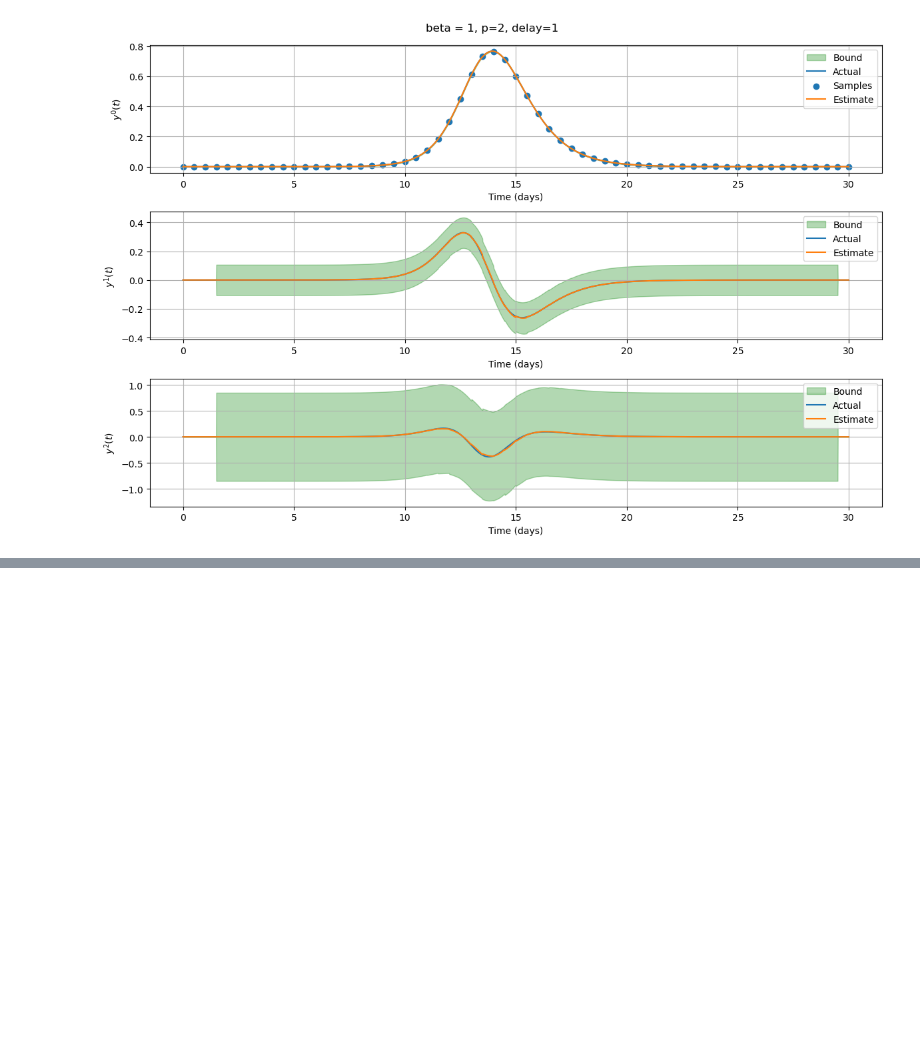
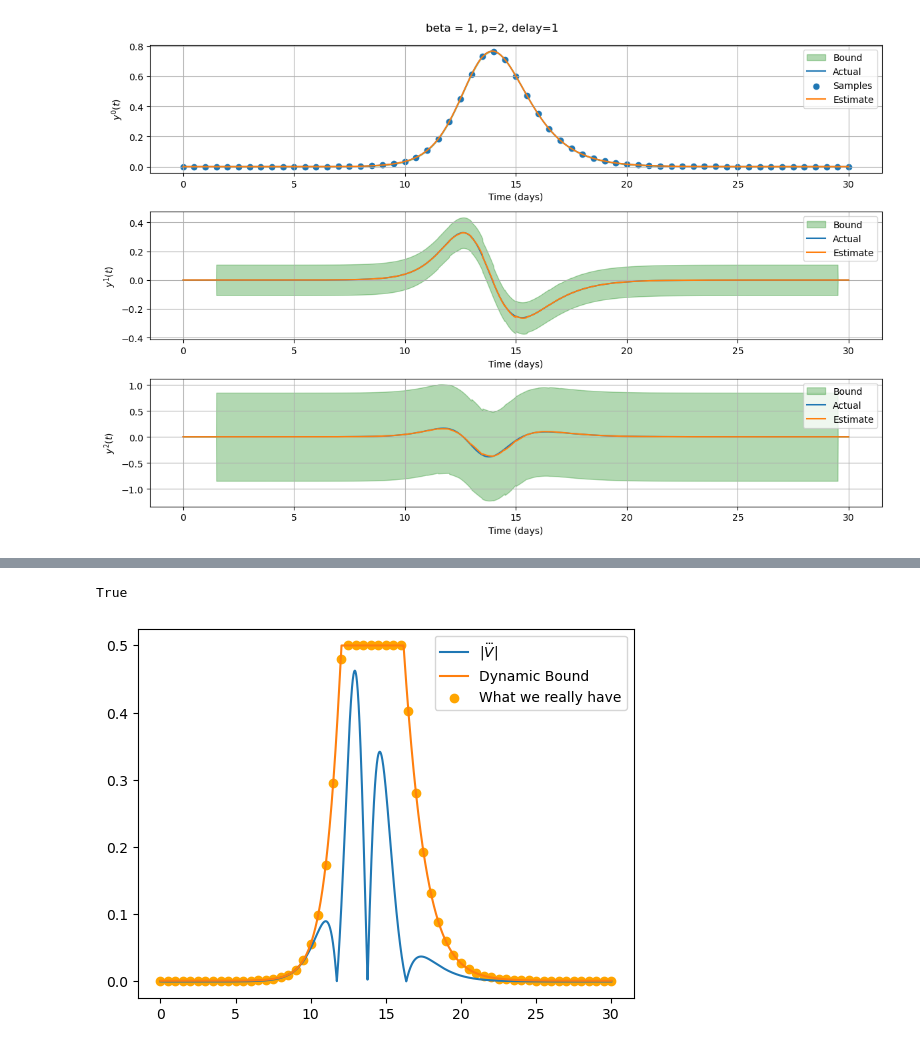
Before and after one commit to rahalnanayakkara/nonlinear_observers, a Jupyter notebook: epidemiology/bounds_notebook.ipynb, the cells around one changed output, grey strips where cells are left out. Saved outputs shown, nothing was run; the diff lists cells and outputs as text; code cells hidden in the pictures; blank space fills up the shorter version.

```diff
--- a/epidemiology/bounds_notebook.ipynb
+++ b/epidemiology/bounds_notebook.ipynb
@@ -155,0 +186,16 @@ f3.tight_layout()
+# %%
+k = 1.6
+
+bound = np.minimum(k*x[2]+0.001, 0.5)
+bound_real = np.minimum(k*y_samples+0.001, 0.5)
+
+print(np.all(bound>np.abs(y[3])))
+
+plt.plot(time, np.abs(y[3]), label="$|\dddot{V}|$")
+plt.plot(time, bound, label="Dynamic Bound")
+plt.scatter(t_samples, bound_real, color="orange", label="What we really have")
+plt.legend()
+plt.show()
+# %% [output]
+True
+[figure, added]
```
Also changed, not shown: parts of 10 cells of this notebook, 2 other files.
